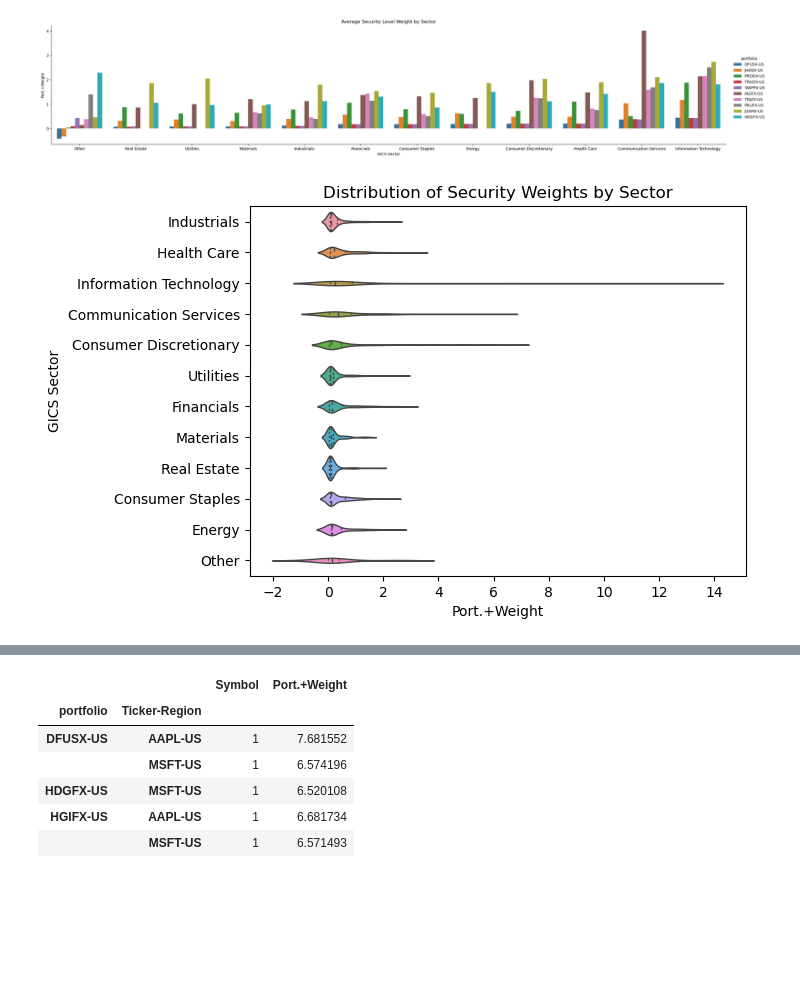
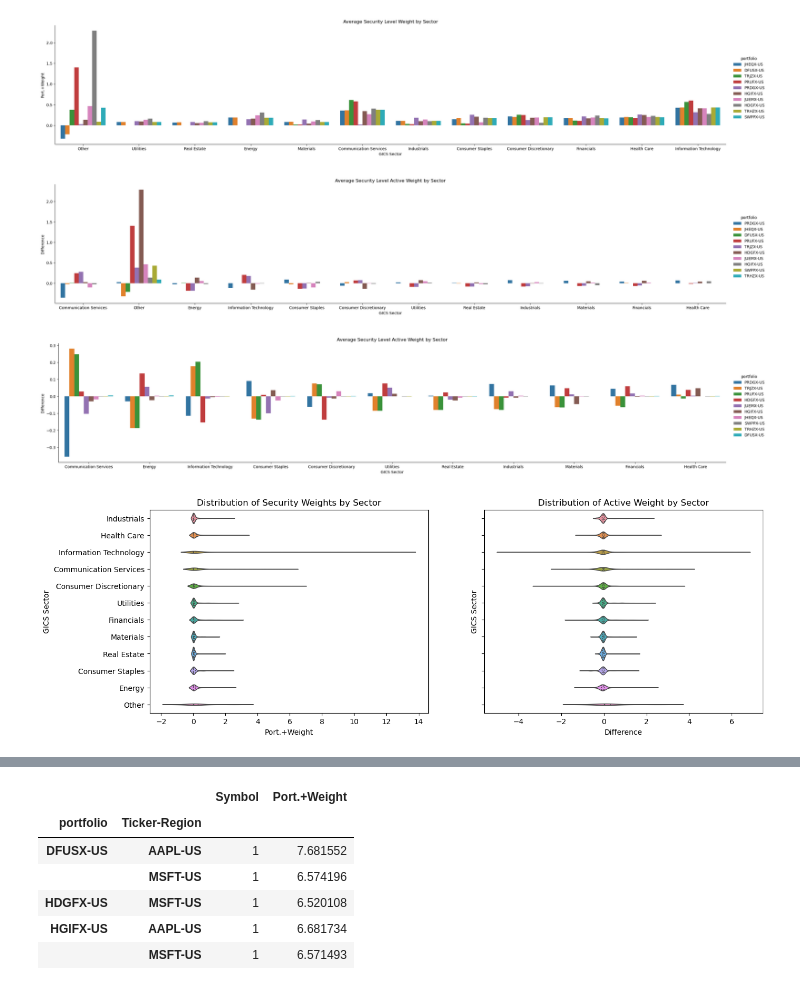
Before and after one commit to nurciuoli/FdsPy, a Jupyter notebook: analysis/Top Fund Positioning/Top 10 Funds by AUM Positioning - S&P 500.ipynb, the cells around one changed output, grey strips where cells are left out. Drawn from its saved outputs; the diff is of its cells as text; code cells hidden in the pictures; blank space fills up the shorter version.

Commit message:
updated S&P 500 Charting

```diff
--- a/analysis/Top Fund Positioning/Top 10 Funds by AUM Positioning - S&P 500.ipynb
+++ b/analysis/Top Fund Positioning/Top 10 Funds by AUM Positioning - S&P 500.ipynb
@@ -4,6 +4,12 @@ df = pd.read_csv('../../data/Top Fund Positioning/t10_sp50_weights_20230830.csv'
 df['GICS Sector'] = df['GICS Sector'].replace('--','Other')
 pattern = r'LION:(.*?)_x_'
 df['portfolio'] = df['port_x_bench'].str.extract(pattern, expand=False)
+pattern = r'BENCH:(.*)'
+df['bench'] =  df['port_x_bench'].str.extract(pattern, expand=False)
+df["Asset Type+(Client Definition/+FactSet)"]= df["Asset Type+(Client Definition/+FactSet)"].replace('--','Other')
+df[['Port.+Weight','Bench.+Weight','Difference']] = df[['Port.+Weight','Bench.+Weight','Difference']].fillna(0)
+
+
 df.head()
 # %% [output]
 |  | Unnamed: 0 | Symbol | security0 | Ticker-Region | GICS Sector | GICS Industry Name | GICS Industry Group | ... |
@@ -40,12 +62,44 @@ sns.catplot(data=df_plot.reset_index(),
 plt.title('Average Security Level Weight by Sector')
 plt.show()
 # %% [output]
-[figure, old version]
+[figure, new version]
+# %%
+df_plot =df.groupby(['portfolio','GICS Sector']).agg({'Difference':'mean'}).sort_values('Difference')
+sns.catplot(data=df_plot.reset_index(),
+            x = 'GICS Sector',
+            y = 'Difference',
+            hue = 'portfolio',
+            kind = 'bar',
+            aspect = 5
+            )
+plt.title('Average Security Level Active Weight by Sector')
+plt.show()
+# %% [output]
+[figure, added]
+# %%
+df_plot =df[df['GICS Sector']!='Other'].groupby(['portfolio','GICS Sector']).agg({'Difference':'mean'}).sort_values('Difference')
+sns.catplot(data=df_plot.reset_index(),
+            x = 'GICS Sector',
+            y = 'Difference',
+            hue = 'portfolio',
+            kind = 'bar',
+            aspect = 5
+            )
+plt.title('Average Security Level Active Weight by Sector')
+plt.show()
+# %% [output]
+[figure, added]
 # %%
 # Draw a nested violinplot and split the violins for easier comparison
+fig,axs = plt.subplots(1,2,figsize=(15,5),sharey=True)
+
 sns.violinplot(data=df.reset_index(), y="GICS Sector", x="Port.+Weight",
-               inner="quart", linewidth=1,orient ='h')
-plt.title("Distribution of Security Weights by Sector")
+               inner="quart", linewidth=1,orient ='h',ax=axs[0])
+axs[0].set_title("Distribution of Security Weights by Sector")
+
+sns.violinplot(data=df.reset_index(), y="GICS Sector", x="Difference",
+               inner="quart", linewidth=1,orient ='h',ax=axs[1])
+axs[1].set_title("Distribution of Active Weight by Sector")
 plt.show()
 # %% [output]
-[figure, old version]
+[figure, new version]
```
Also changed, not shown: parts of 5 cells of this notebook.
